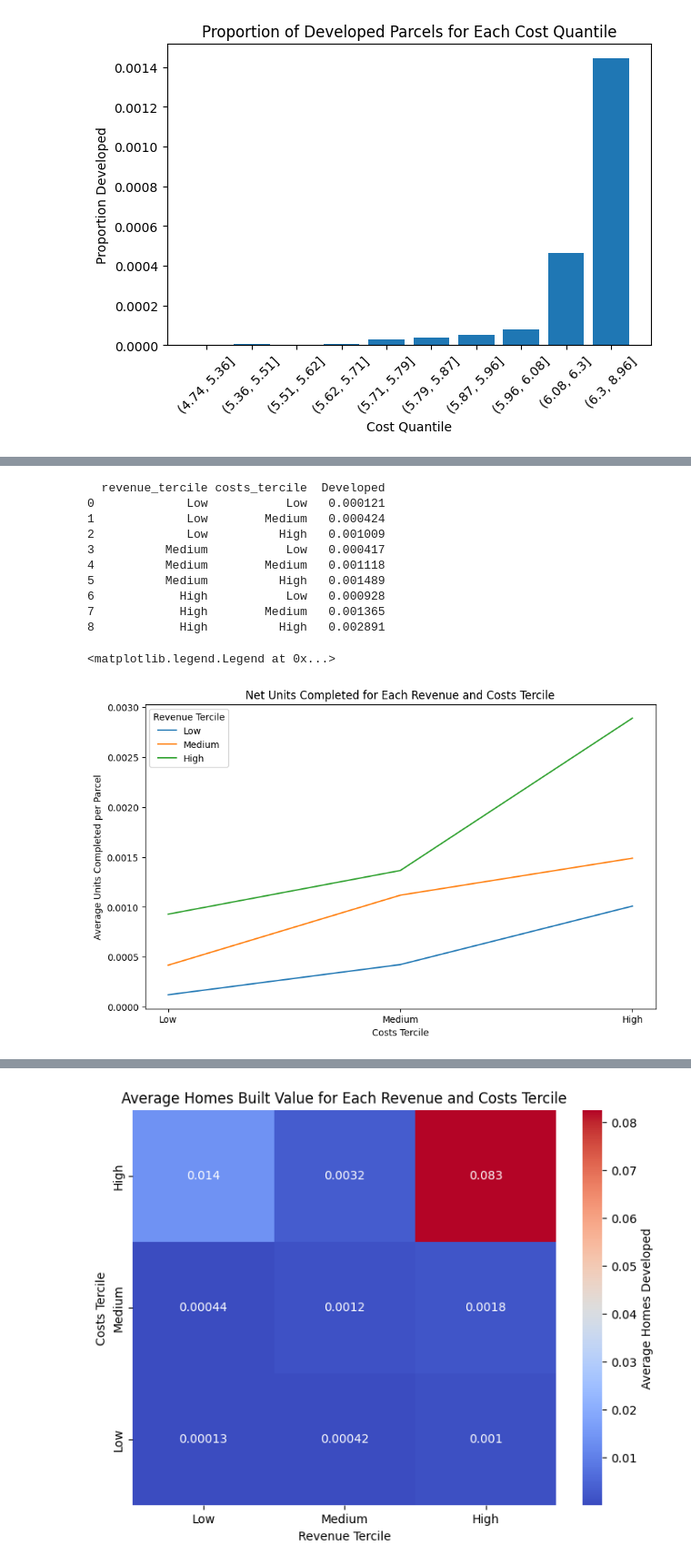
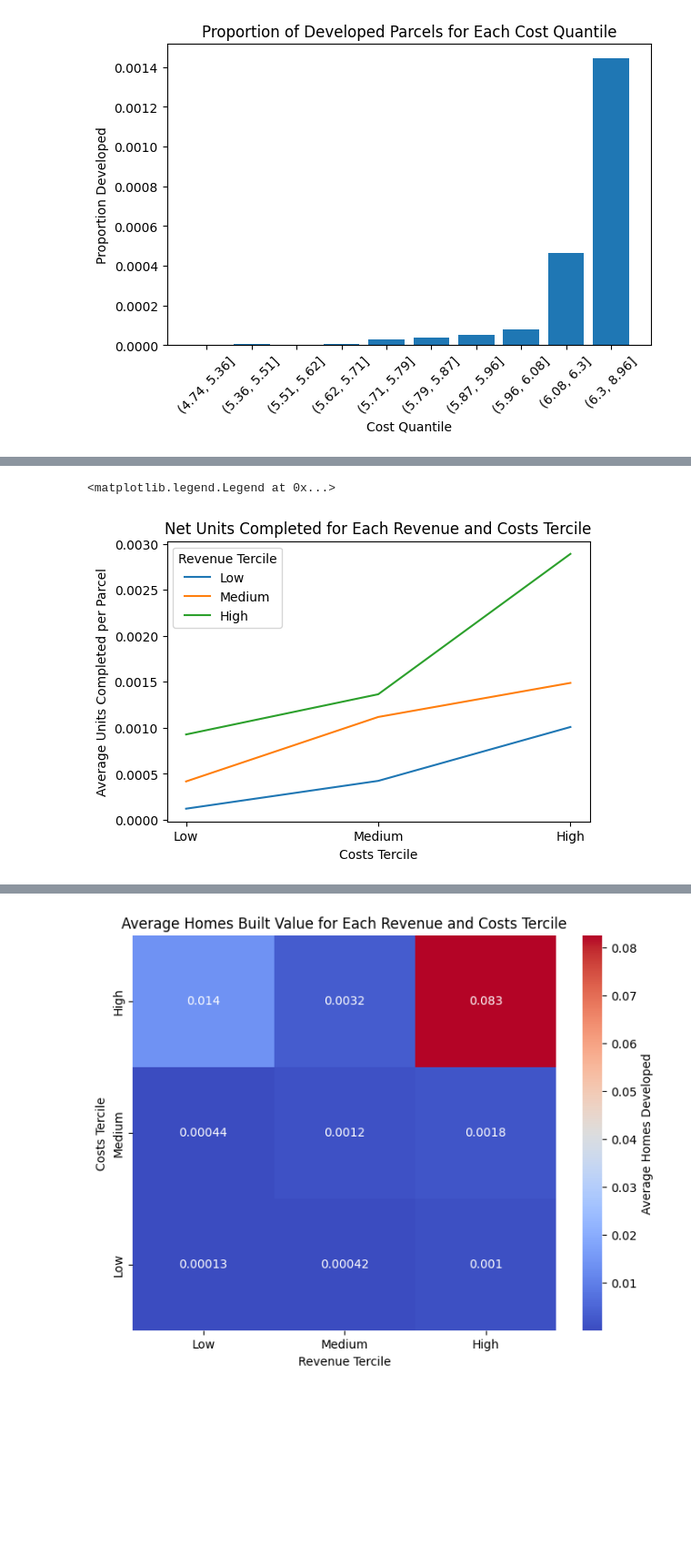
Before and after one commit to sdamerdji/dissertation, a Jupyter notebook: iv/fires iv.ipynb, the cells around one changed output, grey strips where cells are left out. Shown at 91% size. Drawn from its saved outputs; the diff is of its cells as text; code cells hidden in the pictures; blank space fills up the shorter version.

Commit message:
polish plotting

```diff
--- a/iv/fires iv.ipynb
+++ b/iv/fires iv.ipynb
@@ -270,31 +398,17 @@ plt.show()
 # %%
-# Group data by 'revenue_tercile' and 'costs_tercile' and calculate the mean of 'net_units_completed'
-grouped = df.groupby(['revenue_tercile', 'costs_tercile'])['Developed'].mean().reset_index()
-
-print(grouped)
 # Create the plot
-plt.figure(figsize=(10, 6))
+plt.figure(figsize=(6, 4))
 
 for label, df_subset in grouped.groupby('revenue_tercile'):
     plt.plot(df_subset['costs_tercile'], df_subset['Developed'], label=label)
 
 plt.title('Net Units Completed for Each Revenue and Costs Tercile')
-plt.xlabel('Costs Tercile')
-plt.ylabel('Average Units Completed per Parcel')
+plt.xlabel('Costs Tercile', fontsize=10)
+plt.ylabel('Average Units Completed per Parcel', fontsize=10)
 plt.legend(title='Revenue Tercile')
 # %% [output]
-  revenue_tercile costs_tercile  Developed
-0             Low           Low   0.000121
-1             Low        Medium   0.000424
-2             Low          High   0.001009
-3          Medium           Low   0.000417
-4          Medium        Medium   0.001118
-5          Medium          High   0.001489
-6            High           Low   0.000928
-7            High        Medium   0.001365
-8            High          High   0.002891
+<matplotlib.legend.Legend at 0x...>
-<matplotlib.legend.Legend at 0x...>
-[figure, old version]
+[figure, new version]
 # %%
 # Group data by 'revenue_tercile' and 'costs_tercile' and calculate the mean of 'net_units_completed'
 grouped = df.groupby(['revenue_tercile', 'costs_tercile'])['Net_Units_Completed'].mean().reset_index()
```
Also changed, not shown: parts of 18 cells of this notebook.
